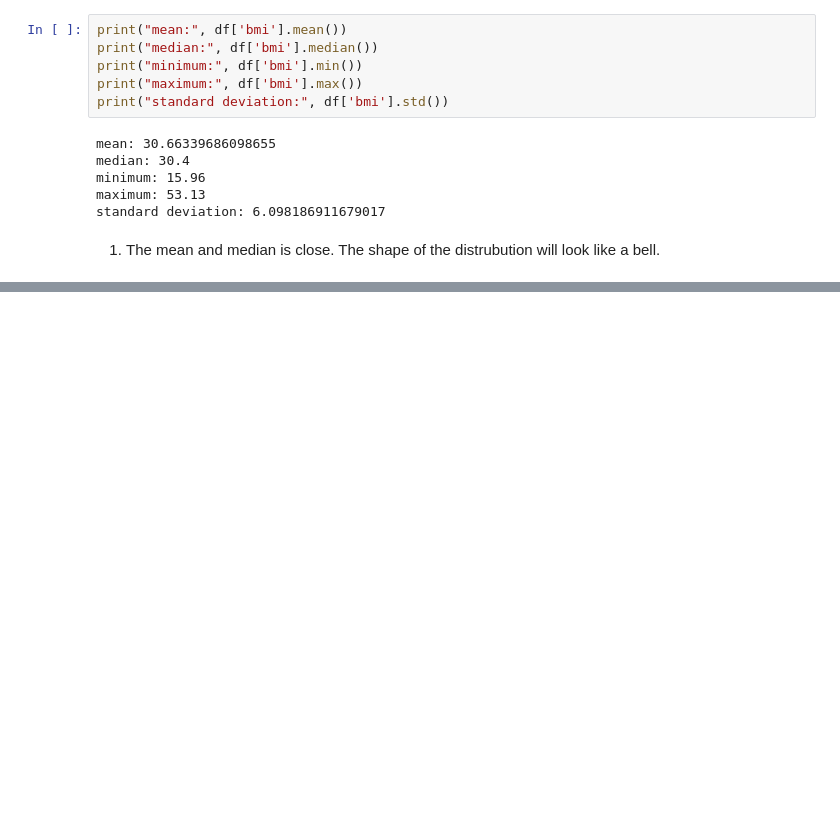
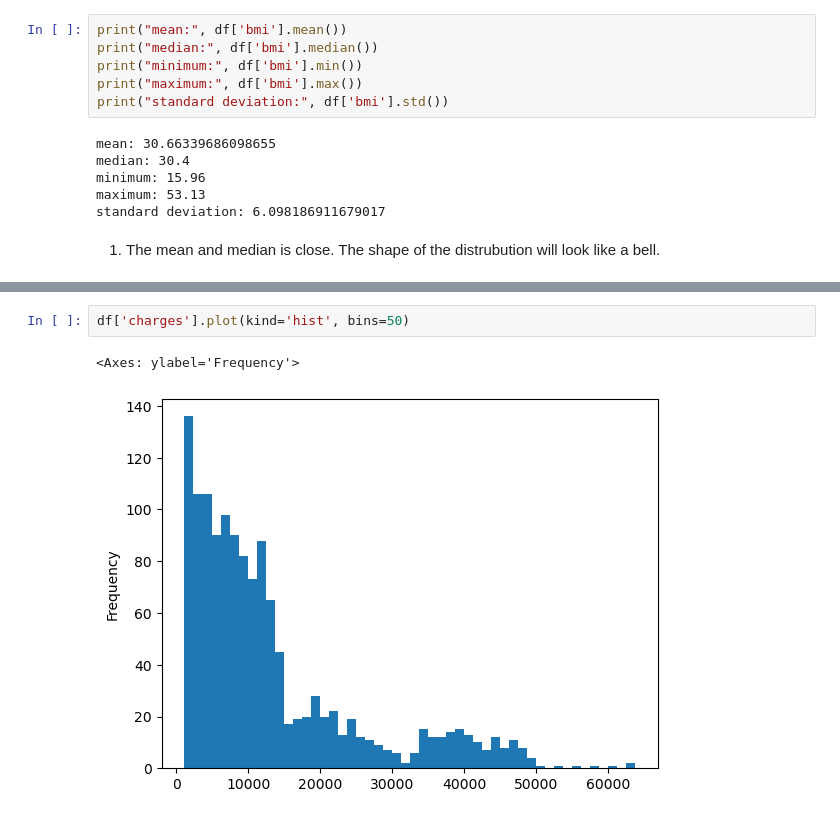
Before and after one commit to BrianFri/Data-Distributions-in-Pandas, a Jupyter notebook: insurance_data.ipynb, the cells around one changed output, grey strips where cells are left out. Cells and saved outputs as stored; diff of their text form; blank space fills up the shorter version.

```diff
--- a/insurance_data.ipynb
+++ b/insurance_data.ipynb
@@ -53,0 +78,5 @@ standard deviation: 6.098186911679017
+# %%
+df['charges'].plot(kind='hist', bins=50)
+# %% [output]
+<Axes: ylabel='Frequency'>
+[figure, added]
```
Also changed, not shown: parts of 10 cells of this notebook.
